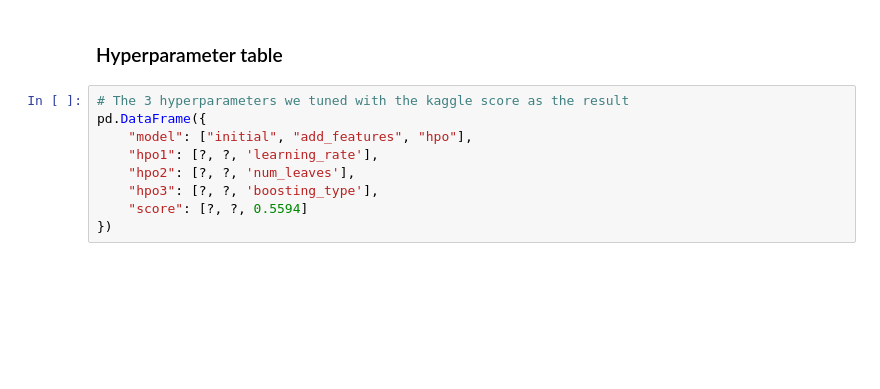
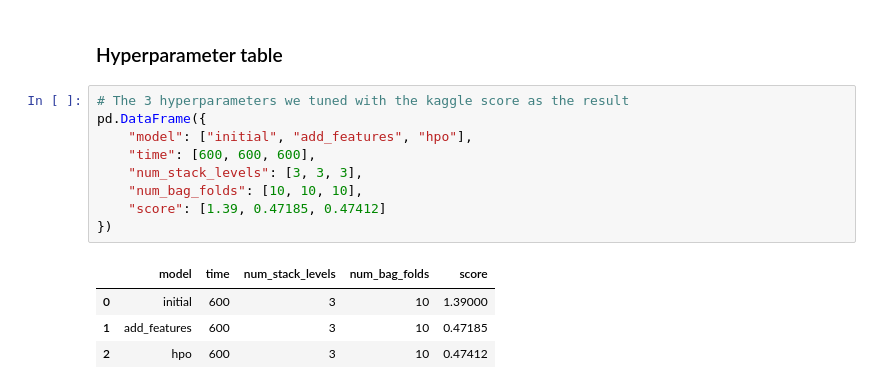
Before and after one commit to Afi83/nd009t-c1-intro-to-ml-project-starter, a Jupyter notebook: project-template.ipynb, the cells around one changed output. Cells and saved outputs as stored; diff of their text form; blank space fills up the shorter version.

```diff
--- a/project-template.ipynb
+++ b/project-template.ipynb
@@ -943,9 +957,14 @@ fig.savefig('model_test_score.png')
 # %%
 # The 3 hyperparameters we tuned with the kaggle score as the result
 pd.DataFrame({
     "model": ["initial", "add_features", "hpo"],
-    "hpo1": [?, ?, 'learning_rate'],
-    "hpo2": [?, ?, 'num_leaves'],
-    "hpo3": [?, ?, 'boosting_type'],
-    "score": [?, ?, 0.5594]
+    "time": [600, 600, 600],
+    "num_stack_levels": [3, 3, 3],
+    "num_bag_folds": [10, 10, 10],
+    "score": [1.39, 0.47185, 0.47412]
 })
+# %% [output]
+|  | model | time | num_stack_levels | num_bag_folds | score |
+| 0 | initial | 600 | 3 | 10 | 1.39000 |
+| 1 | add_features | 600 | 3 | 10 | 0.47185 |
+| 2 | hpo | 600 | 3 | 10 | 0.47412 |
```
Also changed, not shown: parts of 12 cells of this notebook, 1 other file.
